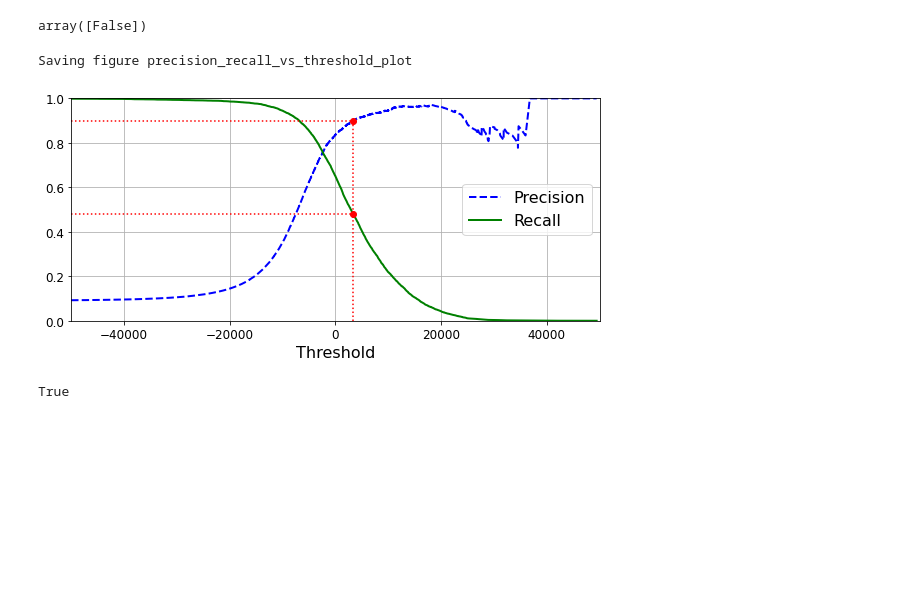
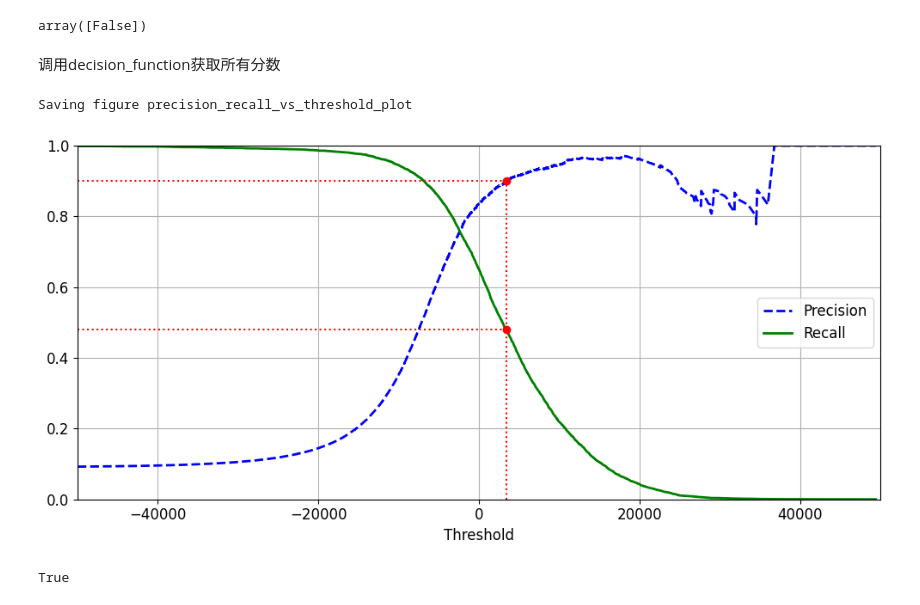
Before and after one commit to clydeishere/handson-ml2, a Jupyter notebook: 03_classification.ipynb, the cells around one changed output. Saved outputs shown, nothing was run; the diff lists cells and outputs as text; code cells hidden in the pictures; blank space fills up the shorter version.

```diff
--- a/03_classification.ipynb
+++ b/03_classification.ipynb
@@ -312,6 +312,8 @@ y_some_digit_pred = (y_scores > threshold)
 y_some_digit_pred
 # %% [output]
 array([False])
+# %% [markdown]
+调用decision_function获取所有分数
 # %%
 y_scores = cross_val_predict(sgd_clf, X_train, y_train_5, cv=3,
                              method="decision_function")
@@ -322,30 +324,30 @@ precisions, recalls, thresholds = precision_recall_curve(y_train_5, y_scores)
 # %%
 def plot_precision_recall_vs_threshold(precisions, recalls, thresholds):
     plt.plot(thresholds, precisions[:-1], "b--", label="Precision", linewidth=2)
     plt.plot(thresholds, recalls[:-1], "g-", label="Recall", linewidth=2)
-    plt.legend(loc="center right", fontsize=16) # Not shown in the book
-    plt.xlabel("Threshold", fontsize=16)        # Not shown
+    plt.legend(loc="center right", fontsize=12) # Not shown in the book
+    plt.xlabel("Threshold", fontsize=12)        # Not shown
     plt.grid(True)                              # Not shown
     plt.axis([-50000, 50000, 0, 1])             # Not shown
 
 
 
 recall_90_precision = recalls[np.argmax(precisions >= 0.90)]
 threshold_90_precision = thresholds[np.argmax(precisions >= 0.90)]
 
 
-plt.figure(figsize=(8, 4))                                                                  # Not shown
+plt.figure(figsize=(10, 5))                                                                  # Not shown
 plot_precision_recall_vs_threshold(precisions, recalls, thresholds)
 plt.plot([threshold_90_precision, threshold_90_precision], [0., 0.9], "r:")                 # Not shown
 plt.plot([-50000, threshold_90_precision], [0.9, 0.9], "r:")                                # Not shown
 plt.plot([-50000, threshold_90_precision], [recall_90_precision, recall_90_precision], "r:")# Not shown
 plt.plot([threshold_90_precision], [0.9], "ro")                                             # Not shown
 plt.plot([threshold_90_precision], [recall_90_precision], "ro")                             # Not shown
 save_fig("precision_recall_vs_threshold_plot")                                              # Not shown
 plt.show()
 # %% [output]
 Saving figure precision_recall_vs_threshold_plot
-[figure, old version]
+[figure, new version]
 # %%
 (y_train_pred == (y_scores > 0)).all()
 # %% [output]
```
Also changed, not shown: parts of 7 cells of this notebook, 1 other file.
